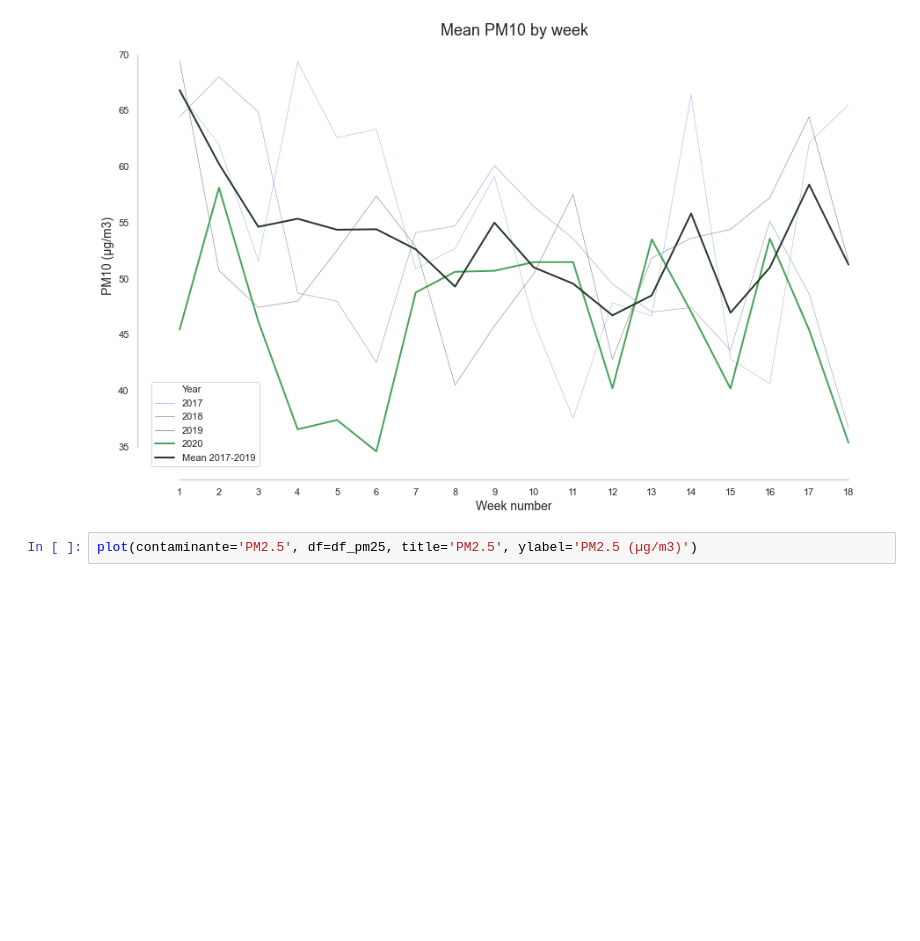
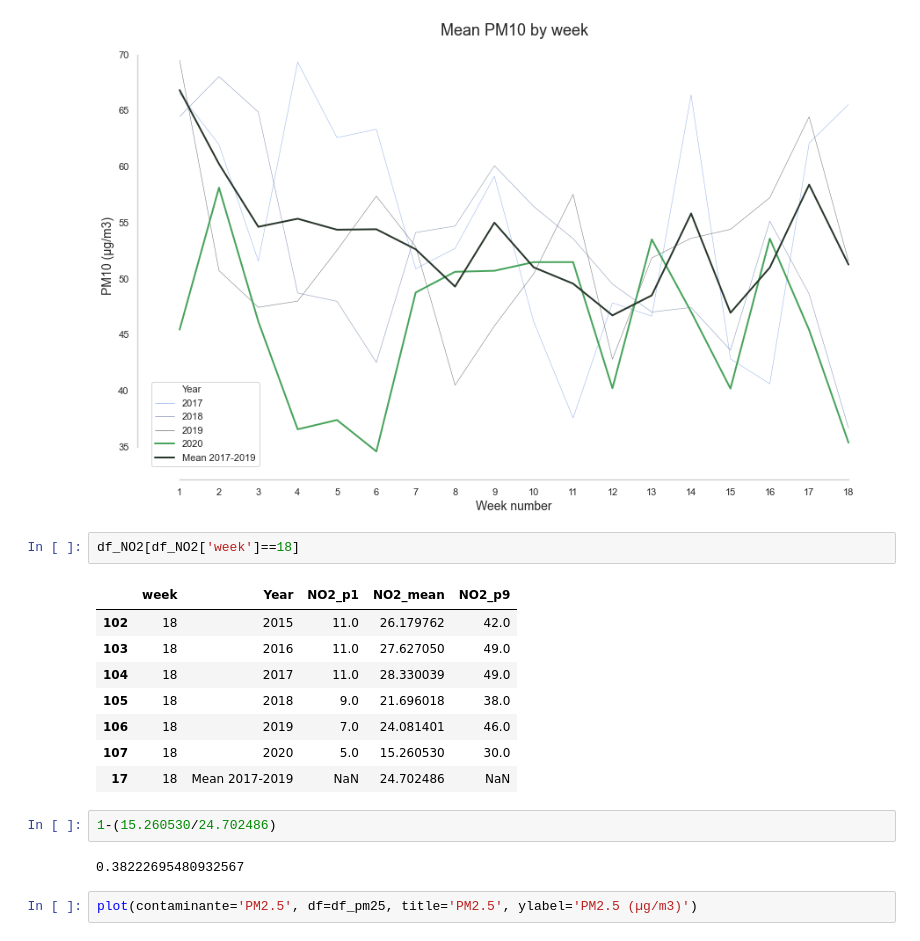
Before and after one commit to DanielBustillos/pollution_COVID_CDMX, a Jupyter notebook: plots_comparation_levels.ipynb, the cells around one changed output. Drawn from its saved outputs; the diff is of its cells as text; blank space fills up the shorter version.

```diff
--- a/plots_comparation_levels.ipynb
+++ b/plots_comparation_levels.ipynb
@@ -242,6 +216,21 @@ plot(contaminante='TMP', df=df_tmp, title='Temperature', ylabel='Temperature (°
 plot(contaminante='PM10', df=df_pm10, title='PM10', ylabel='PM10 (µg/m3)')
 # %% [output]
 [figure]
+# %%
+df_NO2[df_NO2['week']==18]
+# %% [output]
+|  | week | Year | NO2_p1 | NO2_mean | NO2_p9 |
+| 102 | 18 | 2015 | 11.0 | 26.179762 | 42.0 |
+| 103 | 18 | 2016 | 11.0 | 27.627050 | 49.0 |
+| 104 | 18 | 2017 | 11.0 | 28.330039 | 49.0 |
+| 105 | 18 | 2018 | 9.0 | 21.696018 | 38.0 |
+| 106 | 18 | 2019 | 7.0 | 24.081401 | 46.0 |
+| 107 | 18 | 2020 | 5.0 | 15.260530 | 30.0 |
+| 17 | 18 | Mean 2017-2019 | NaN | 24.702486 | NaN |
+# %%
+1-(15.260530/24.702486)
+# %% [output]
+0.38222695480932567
 # %%
 plot(contaminante='PM2.5', df=df_pm25, title='PM2.5', ylabel='PM2.5 (µg/m3)')
 # %% [output]
```
Also changed, not shown: parts of 2 cells of this notebook, 3 other files.
